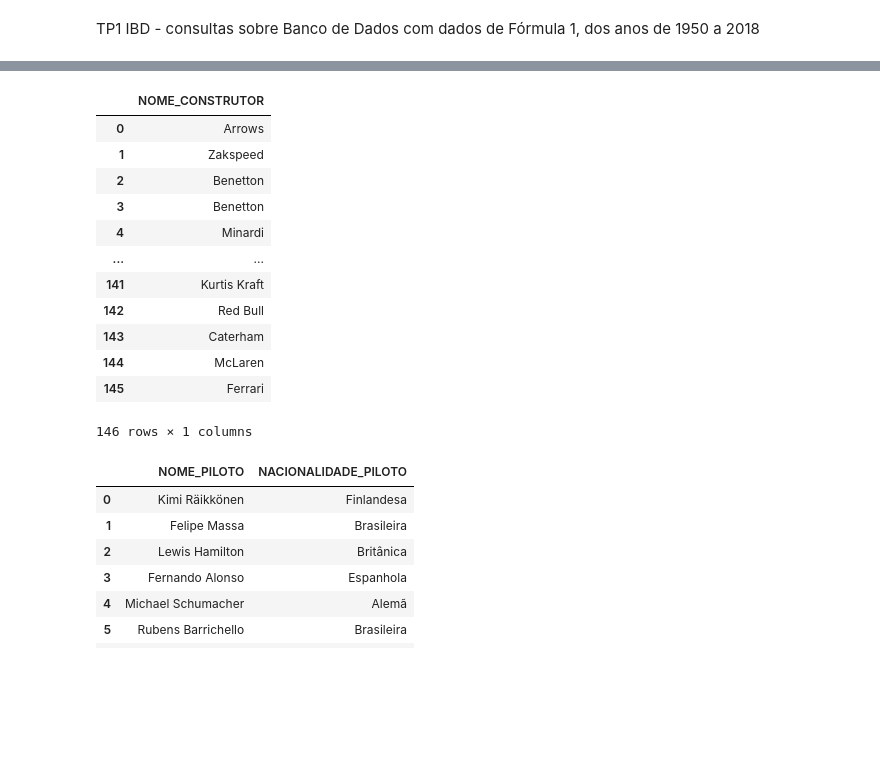
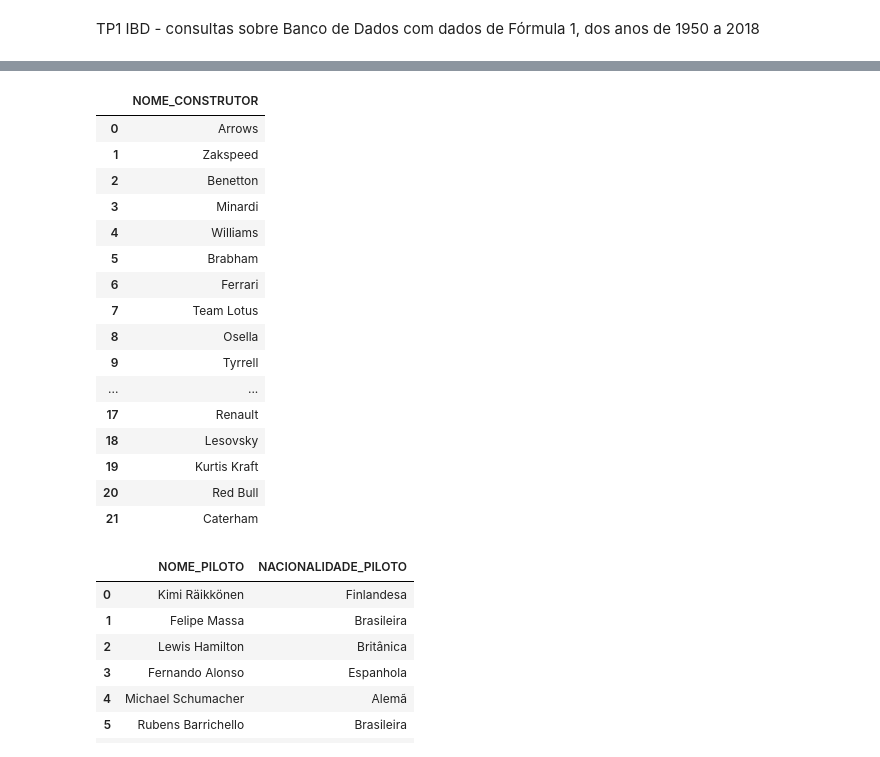
Before and after one commit to Lara-Amelia/IBD-2025-1, a Jupyter notebook: TP1/tp1.ipynb, the cells around one changed output, grey strips where cells are left out. Cells and saved outputs as stored; diff of their text form; code cells hidden in the pictures; blank space fills up the shorter version.

```diff
--- a/TP1/tp1.ipynb
+++ b/TP1/tp1.ipynb
@@ -53,30 +54,34 @@ df
 # %%
 #consulta A1
 query = """
-SELECT NOME_CONSTRUTOR
+SELECT DISTINCT NOME_CONSTRUTOR
 FROM CONSTRUTOR
 NATURAL JOIN
 (SELECT ID_CONSTRUTOR
  FROM RESULTADO
  NATURAL JOIN STATUS
  WHERE STATUS.DESC_STATUS = 'Velas' OR STATUS.DESC_STATUS = 'Turbo')
 """
 df = pd.read_sql_query(query, conn)
 df
 # %% [output]
 |  | NOME_CONSTRUTOR |
 | 0 | Arrows |
 | 1 | Zakspeed |
 | 2 | Benetton |
-| 3 | Benetton |
-| 4 | Minardi |
+| 3 | Minardi |
+| 4 | Williams |
+| 5 | Brabham |
+| 6 | Ferrari |
+| 7 | Team Lotus |
+| 8 | Osella |
+| 9 | Tyrrell |
 | ... | ... |
-| 141 | Kurtis Kraft |
-| 142 | Red Bull |
-| 143 | Caterham |
-| 144 | McLaren |
-| 145 | Ferrari |
+| 17 | Renault |
+| 18 | Lesovsky |
+| 19 | Kurtis Kraft |
+| 20 | Red Bull |
+| 21 | Caterham |
-146 rows × 1 columns
 # %%
 #consulta A2
 #usamos SELECT DISTINCT porque há pilotos que o fizeram em várias corridas, gerando "duplicatas" na saída
```
Also changed, not shown: parts of 4 cells of this notebook.
